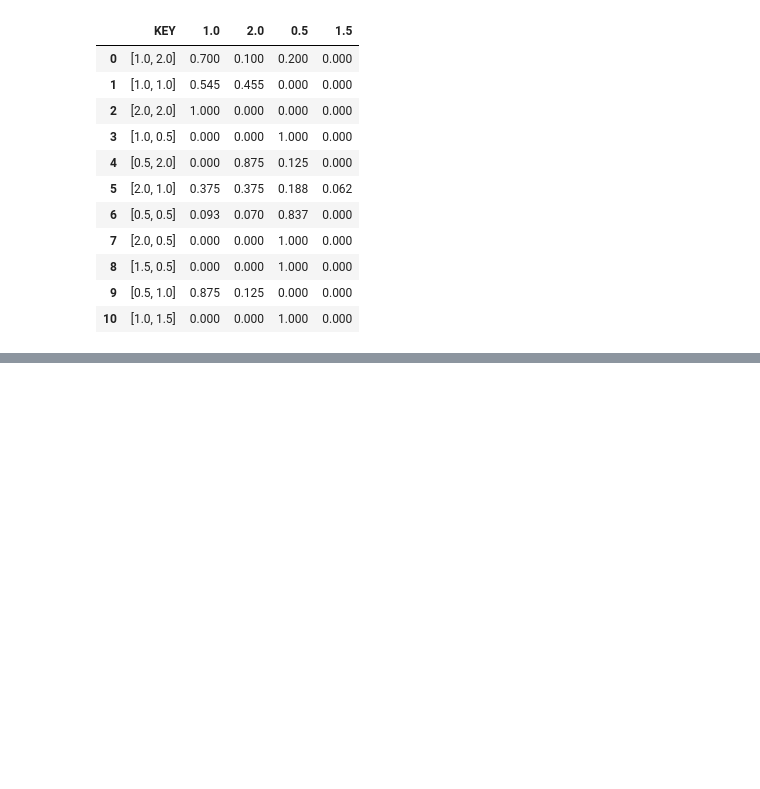
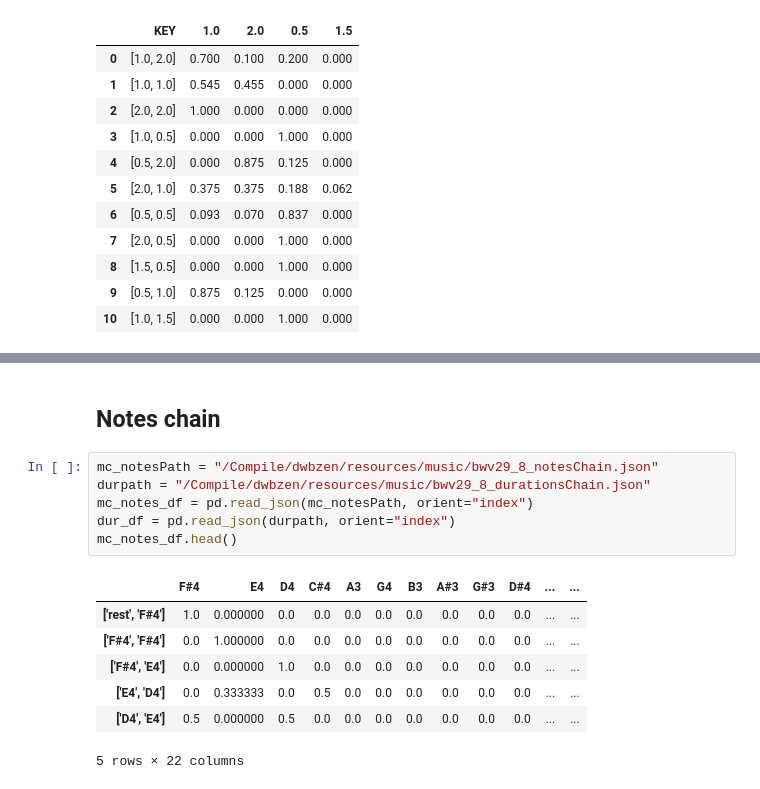
Before and after one commit to dwbzen/pymusic, a Jupyter notebook: markov_chain.ipynb, the cells around one changed output, grey strips where cells are left out. Saved outputs shown, nothing was run; the diff lists cells and outputs as text; blank space fills up the shorter version.

```diff
--- a/markov_chain.ipynb
+++ b/markov_chain.ipynb
@@ -650,0 +722,16 @@ durations_df
+# %% [markdown]
+## Notes chain
+# %%
+mc_notesPath = "/Compile/dwbzen/resources/music/bwv29_8_notesChain.json"
+durpath = "/Compile/dwbzen/resources/music/bwv29_8_durationsChain.json"
+mc_notes_df = pd.read_json(mc_notesPath, orient="index")
+dur_df = pd.read_json(durpath, orient="index")
+mc_notes_df.head()
+# %% [output]
+|  | F#4 | E4 | D4 | C#4 | A3 | G4 | B3 | A#3 | G#3 | D#4 | ... | ... |
+| ['rest', 'F#4'] | 1.0 | 0.000000 | 0.0 | 0.0 | 0.0 | 0.0 | 0.0 | 0.0 | 0.0 | 0.0 | ... | ... |
+| ['F#4', 'F#4'] | 0.0 | 1.000000 | 0.0 | 0.0 | 0.0 | 0.0 | 0.0 | 0.0 | 0.0 | 0.0 | ... | ... |
+| ['F#4', 'E4'] | 0.0 | 0.000000 | 1.0 | 0.0 | 0.0 | 0.0 | 0.0 | 0.0 | 0.0 | 0.0 | ... | ... |
+| ['E4', 'D4'] | 0.0 | 0.333333 | 0.0 | 0.5 | 0.0 | 0.0 | 0.0 | 0.0 | 0.0 | 0.0 | ... | ... |
+| ['D4', 'E4'] | 0.5 | 0.000000 | 0.5 | 0.0 | 0.0 | 0.0 | 0.0 | 0.0 | 0.0 | 0.0 | ... | ... |
+5 rows × 22 columns
```
Also changed, not shown: parts of 15 cells of this notebook, 22 other files.
